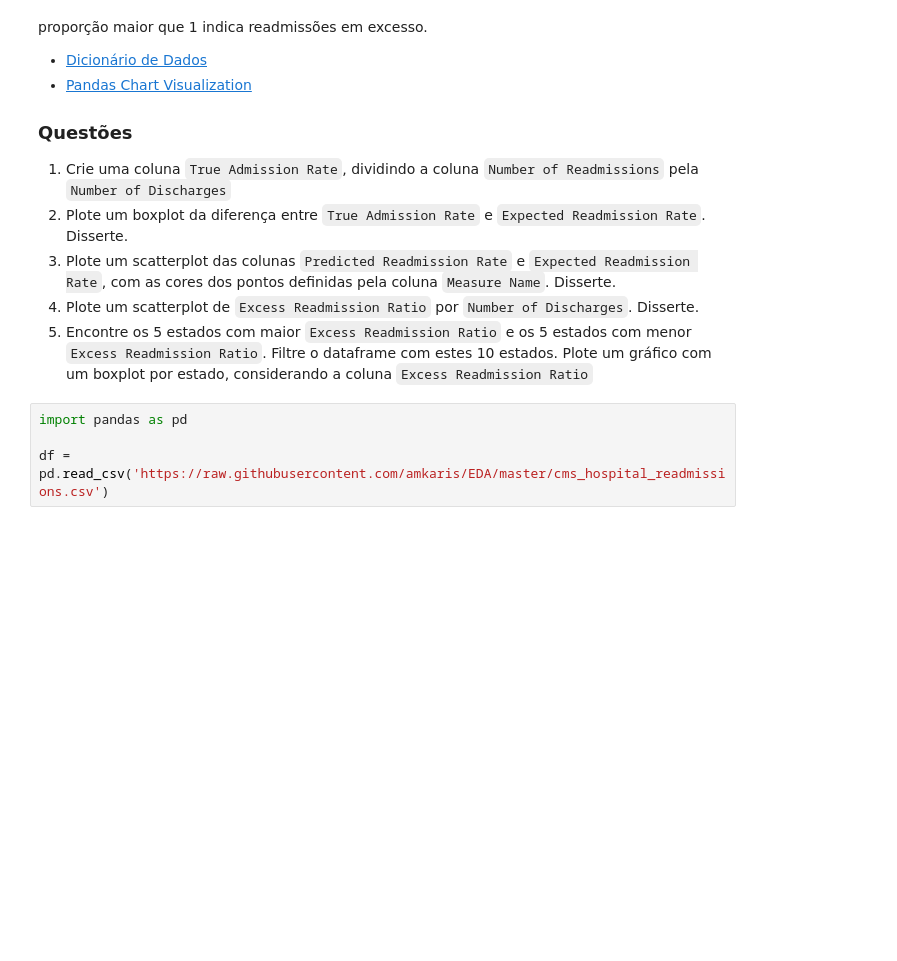
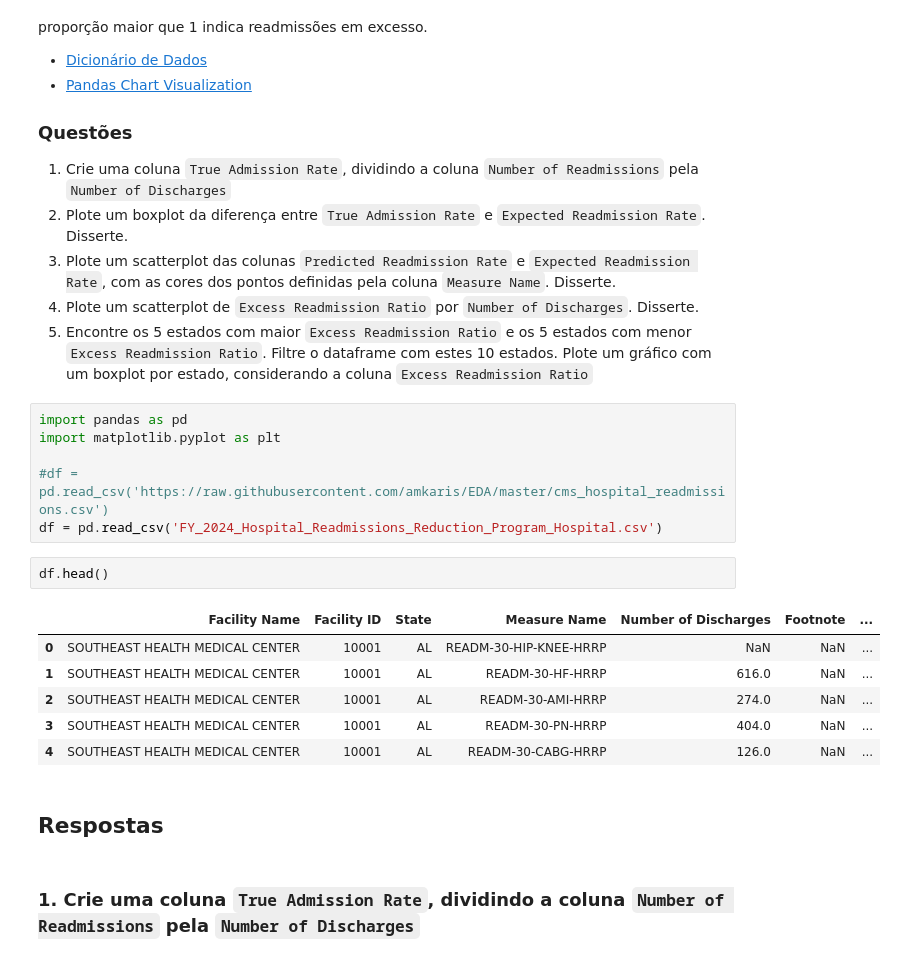
Before and after one commit to HelioZF/PADS, a Jupyter notebook: Computacao Para Ciencia de Dados/Listas/Lista 02/Lista02_ALUNO_.ipynb, the cells around one changed output. Cells and saved outputs as stored; diff of their text form; blank space fills up the shorter version.

```diff
--- a/Computacao Para Ciencia de Dados/Listas/Lista 02/Lista02_ALUNO_.ipynb
+++ b/Computacao Para Ciencia de Dados/Listas/Lista 02/Lista02_ALUNO_.ipynb
@@ -19,5 +19,20 @@ O excesso de readmissões é medido por uma razão, dividindo-se o número de re
 5. Encontre os 5 estados com maior `Excess Readmission Ratio` e os 5 estados com menor `Excess Readmission Ratio`. Filtre o dataframe com estes 10 estados. Plote um gráfico com um boxplot por estado, considerando a coluna `Excess Readmission Ratio`
 # %%
 import pandas as pd
+import matplotlib.pyplot as plt
 
-df = pd.read_csv('https://raw.githubusercontent.com/amkaris/EDA/master/cms_hospital_readmissions.csv')
+#df = pd.read_csv('https://raw.githubusercontent.com/amkaris/EDA/master/cms_hospital_readmissions.csv')
+df = pd.read_csv('FY_2024_Hospital_Readmissions_Reduction_Program_Hospital.csv')
+# %%
+df.head()
+# %% [output]
+|  | Facility Name | Facility ID | State | Measure Name | Number of Discharges | Footnote | ... |
+| 0 | SOUTHEAST HEALTH MEDICAL CENTER | 10001 | AL | READM-30-HIP-KNEE-HRRP | NaN | NaN | ... |
+| 1 | SOUTHEAST HEALTH MEDICAL CENTER | 10001 | AL | READM-30-HF-HRRP | 616.0 | NaN | ... |
+| 2 | SOUTHEAST HEALTH MEDICAL CENTER | 10001 | AL | READM-30-AMI-HRRP | 274.0 | NaN | ... |
+| 3 | SOUTHEAST HEALTH MEDICAL CENTER | 10001 | AL | READM-30-PN-HRRP | 404.0 | NaN | ... |
+| 4 | SOUTHEAST HEALTH MEDICAL CENTER | 10001 | AL | READM-30-CABG-HRRP | 126.0 | NaN | ... |
+# %% [markdown]
+## Respostas
+# %% [markdown]
+### 1. Crie uma coluna `True Admission Rate`, dividindo a coluna `Number of Readmissions` pela `Number of Discharges`
```
Also changed, not shown: parts of 10 cells of this notebook.
